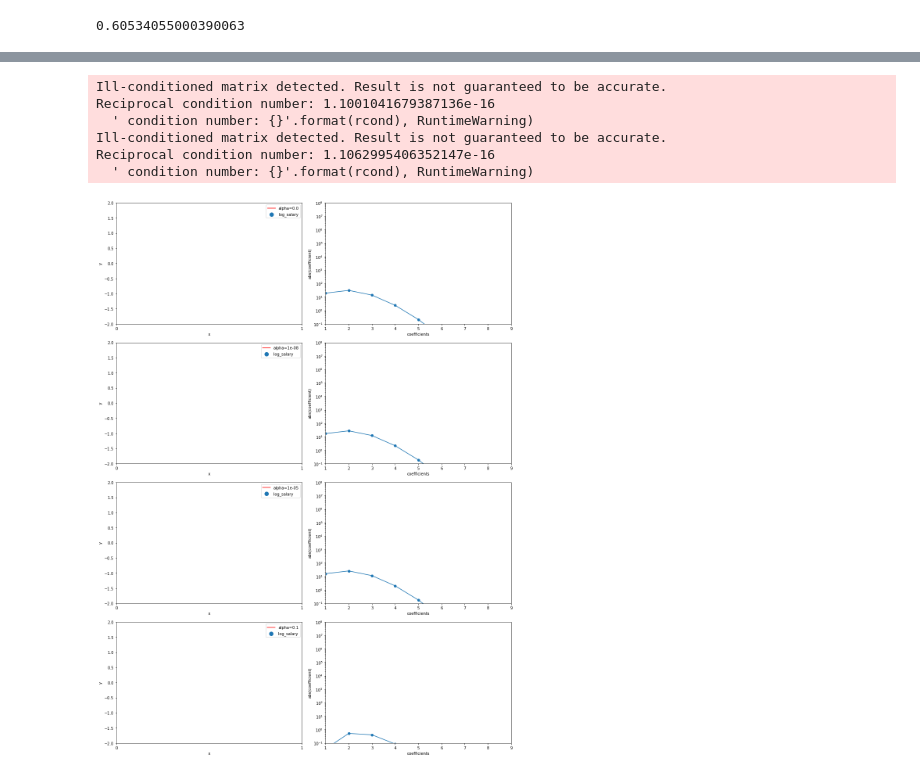
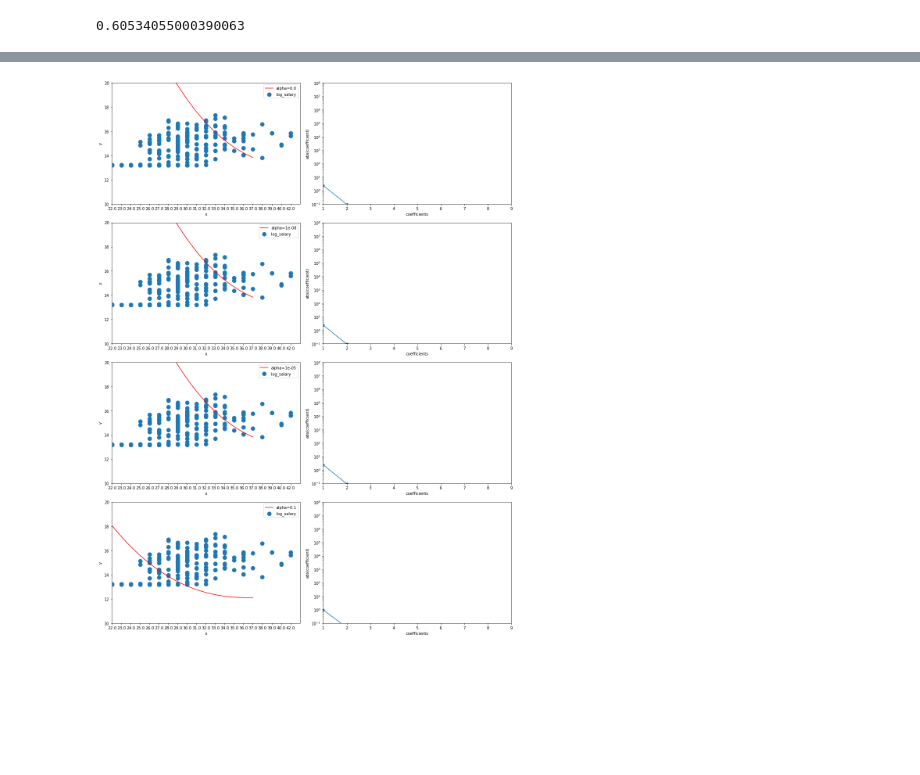
Before and after one commit to Jzbooth/Booth_Metis, a Jupyter notebook: Project_2/Project_luther3.ipynb, the cells around one changed output, grey strips where cells are left out. Cells and saved outputs as stored; diff of their text form; code cells hidden in the pictures; blank space fills up the shorter version.

```diff
--- a/Project_2/Project_luther3.ipynb
+++ b/Project_2/Project_luther3.ipynb
@@ -320,7 +320,7 @@ rfit.score(X_test, y_test)
 # %%
 from sklearn.metrics import mean_squared_error
 
-X = pitchdf[['GS']]
+X = pitchdf[['Age']]
 y = pitchdf['log_salary']
 
 X_train, X_test, y_train, y_test = train_test_split(X, y, test_size=0.8)
@@ -354,50 +387,44 @@ def plot_approximation(est, ax, label=None):
     """Plot the approximation of ``est`` on axis ``ax``. """
     ax.scatter(X, y, s=100)
     ax.plot(x_plot, est.predict(x_plot[:, np.newaxis]), color='red', label=label)
-    ax.set_ylim((-2, 2))
-    ax.set_xlim((0, 1))
+    ax.set_ylim((10, 20))
+    ax.set_xlim((0, 20))
     ax.set_ylabel('y')
     ax.set_xlabel('x')
     ax.legend(loc='upper right',frameon=True)
 
-x_plot = np.linspace(0, 1, 100)
+x_plot = np.linspace(0, 15, 100)
 # %%
 from sklearn.linear_model import Ridge
 
 fig, ax_rows = plt.subplots(4, 2, figsize=(15, 20))
 
 # A helper function to plot the absolute value of the coefficients on the right-hand column plot
 def plot_coefficients(est, ax, label=None, yscale='log'):
     coef = est.steps[-1][1].coef_.ravel()
     if yscale == 'log':
         ax.semilogy(np.abs(coef), marker='o', label=label)
         ax.set_ylim((1e-1, 1e8))
     else:
         ax.plot(np.abs(coef), marker='o', label=label)
     ax.set_ylabel('abs(coefficient)')
     ax.set_xlabel('coefficients')
     ax.set_xlim((1, 9))
 
 # Try out 4 different values of the RidgeRegression parameter alpha and watch how the resulting models change
 # With higher values of alpha, more complex (more wiggly) models will be more punished and thus less likely
-degree = 9
+degree = 3
 alphas = [0.0, 1e-8, 1e-5, 1e-1]
 for alpha, ax_row in zip(alphas, ax_rows):
     ax_left, ax_right = ax_row
     est = make_pipeline(PolynomialFeatures(degree), Ridge(alpha=alpha))
     est.fit(X_train, y_train)
     plot_approximation(est, ax_left, label='alpha=%r' % alpha)
     plot_coefficients(est, ax_right, label='Ridge(alpha=%r) coefficients' % alpha)
 
 plt.tight_layout()
 # %% [output]
-Ill-conditioned matrix detected. Result is not guaranteed to be accurate.
-Reciprocal condition number: 1.1001041679387136e-16
-  ' condition number: {}'.format(rcond), RuntimeWarning)
-Ill-conditioned matrix detected. Result is not guaranteed to be accurate.
-Reciprocal condition number: 1.1062995406352147e-16
-  ' condition number: {}'.format(rcond), RuntimeWarning)
-[figure, old version]
+[figure, new version]
 # %%
 #lets attempt to model over the whole career instead of looking at just one year.
 
```
Also changed, not shown: parts of 3 cells of this notebook, 6 other files.
